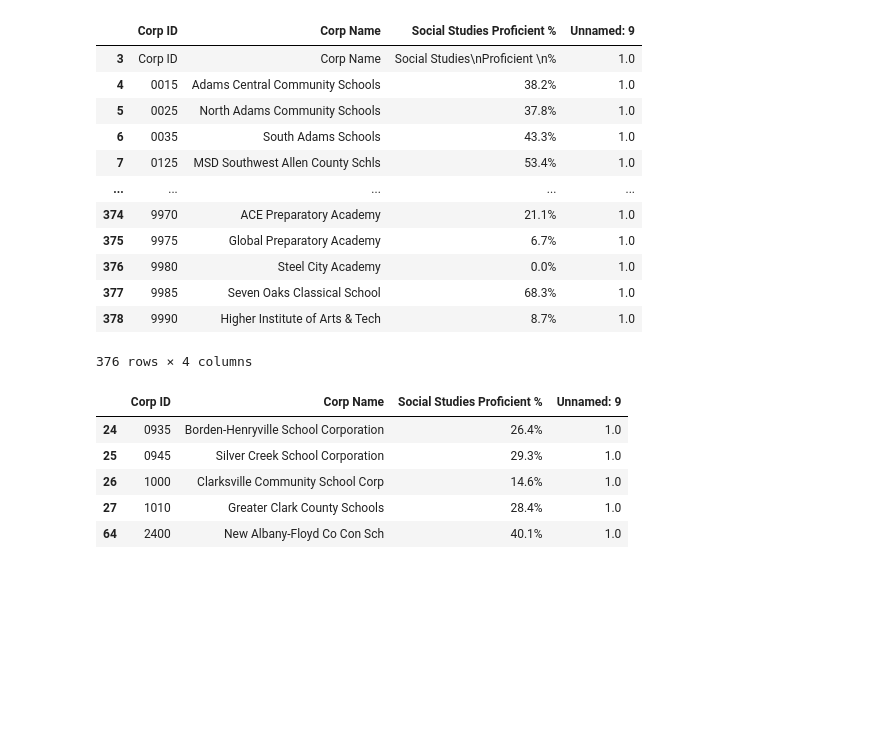
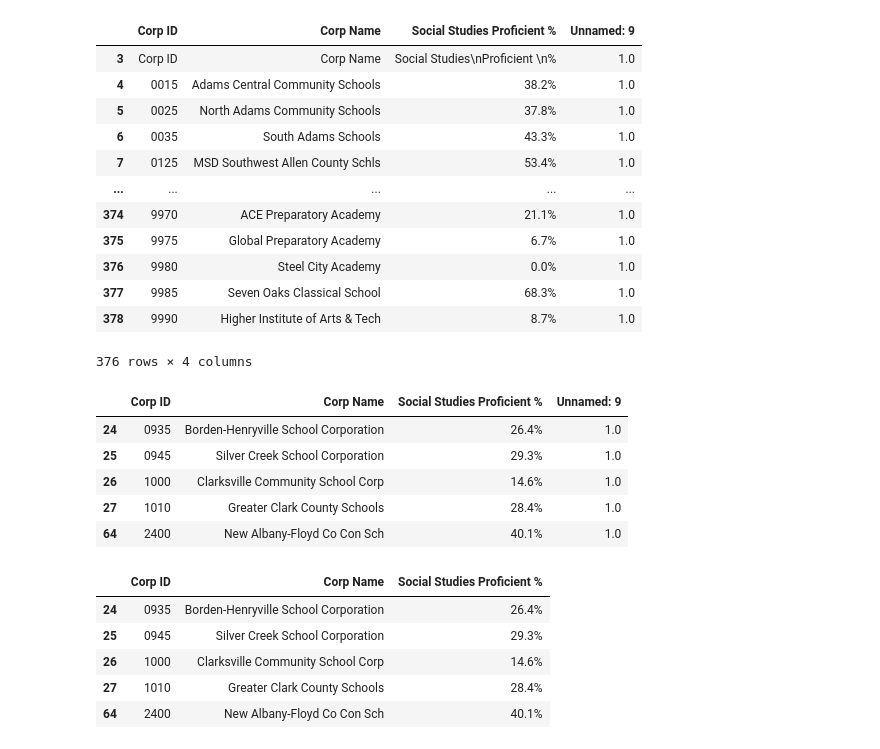
Before and after one commit to RachTheRad/SoIN_Housing_Analysis, a Jupyter notebook: HA_Cap_NB2.ipynb, the cells around one changed output. Saved outputs shown, nothing was run; the diff lists cells and outputs as text; code cells hidden in the pictures; blank space fills up the shorter version.

```diff
--- a/HA_Cap_NB2.ipynb
+++ b/HA_Cap_NB2.ipynb
@@ -498,6 +505,23 @@ display(soc_copy2)
 | 26 | 1000 | Clarksville Community School Corp | 14.6% | 1.0 |
 | 27 | 1010 | Greater Clark County Schools | 28.4% | 1.0 |
 | 64 | 2400 | New Albany-Floyd Co Con Sch | 40.1% | 1.0 |
+# %%
+#dropping the last column in soc_copy2 - unknown data
+soc_copy3 = soc_copy2.drop(labels=None,
+                        axis=1,
+                        columns=['Unnamed: 9'],
+                        level=None,
+                        inplace=False,
+                        errors='raise')
+
+soc_copy3
+# %% [output]
+|  | Corp ID | Corp Name | Social Studies Proficient % |
+| 24 | 0935 | Borden-Henryville School Corporation | 26.4% |
+| 25 | 0945 | Silver Creek School Corporation | 29.3% |
+| 26 | 1000 | Clarksville Community School Corp | 14.6% |
+| 27 | 1010 | Greater Clark County Schools | 28.4% |
+| 64 | 2400 | New Albany-Floyd Co Con Sch | 40.1% |
 # %%
 #Merge ELA, Math, and Science results (all Grade 3)
 # 1. Using merge(): Merge all DataFrames on 'Species' column
```
Also changed, not shown: parts of 5 cells of this notebook.
